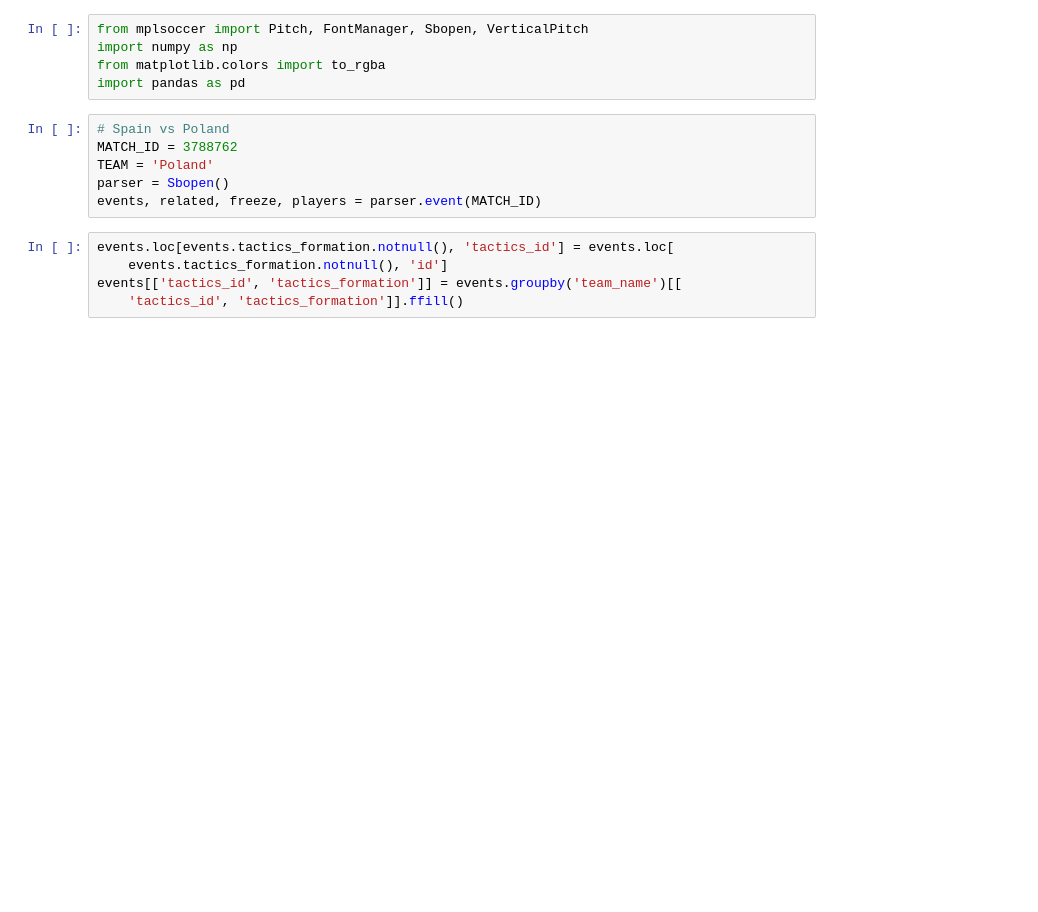
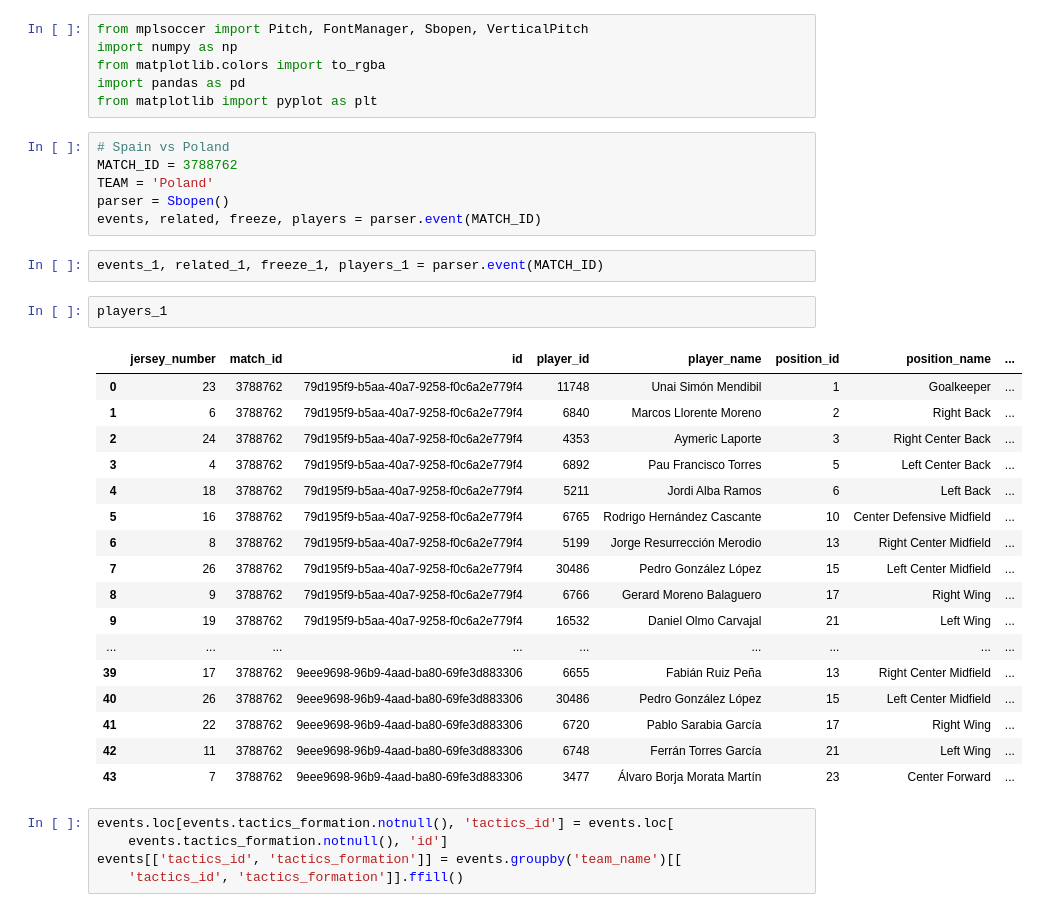
Before and after one commit to MikoPat/Football-statistical-visualisation, a Jupyter notebook: Poland/passNetwork_Euro.ipynb, the cells around one changed output. Drawn from its saved outputs; the diff is of its cells as text; blank space fills up the shorter version.

```diff
--- a/Poland/passNetwork_Euro.ipynb
+++ b/Poland/passNetwork_Euro.ipynb
@@ -3,12 +3,35 @@ from mplsoccer import Pitch, FontManager, Sbopen, VerticalPitch
 import numpy as np
 from matplotlib.colors import to_rgba
 import pandas as pd
+from matplotlib import pyplot as plt
 # %%
 # Spain vs Poland
 MATCH_ID = 3788762
 TEAM = 'Poland'
 parser = Sbopen()
 events, related, freeze, players = parser.event(MATCH_ID)
+# %%
+events_1, related_1, freeze_1, players_1 = parser.event(MATCH_ID)
+# %%
+players_1
+# %% [output]
+|  | jersey_number | match_id | id | player_id | player_name | position_id | position_name | ... |
+| 0 | 23 | 3788762 | 79d195f9-b5aa-40a7-9258-f0c6a2e779f4 | 11748 | Unai Simón Mendibil | 1 | Goalkeeper | ... |
+| 1 | 6 | 3788762 | 79d195f9-b5aa-40a7-9258-f0c6a2e779f4 | 6840 | Marcos Llorente Moreno | 2 | Right Back | ... |
+| 2 | 24 | 3788762 | 79d195f9-b5aa-40a7-9258-f0c6a2e779f4 | 4353 | Aymeric Laporte | 3 | Right Center Back | ... |
+| 3 | 4 | 3788762 | 79d195f9-b5aa-40a7-9258-f0c6a2e779f4 | 6892 | Pau Francisco Torres | 5 | Left Center Back | ... |
+| 4 | 18 | 3788762 | 79d195f9-b5aa-40a7-9258-f0c6a2e779f4 | 5211 | Jordi Alba Ramos | 6 | Left Back | ... |
+| 5 | 16 | 3788762 | 79d195f9-b5aa-40a7-9258-f0c6a2e779f4 | 6765 | Rodrigo Hernández Cascante | 10 | Center Defensive Midfield | ... |
+| 6 | 8 | 3788762 | 79d195f9-b5aa-40a7-9258-f0c6a2e779f4 | 5199 | Jorge Resurrección Merodio | 13 | Right Center Midfield | ... |
+| 7 | 26 | 3788762 | 79d195f9-b5aa-40a7-9258-f0c6a2e779f4 | 30486 | Pedro González López | 15 | Left Center Midfield | ... |
+| 8 | 9 | 3788762 | 79d195f9-b5aa-40a7-9258-f0c6a2e779f4 | 6766 | Gerard Moreno Balaguero | 17 | Right Wing | ... |
+| 9 | 19 | 3788762 | 79d195f9-b5aa-40a7-9258-f0c6a2e779f4 | 16532 | Daniel Olmo Carvajal | 21 | Left Wing | ... |
+| ... | ... | ... | ... | ... | ... | ... | ... | ... |
+| 39 | 17 | 3788762 | 9eee9698-96b9-4aad-ba80-69fe3d883306 | 6655 | Fabián Ruiz Peña | 13 | Right Center Midfield | ... |
+| 40 | 26 | 3788762 | 9eee9698-96b9-4aad-ba80-69fe3d883306 | 30486 | Pedro González López | 15 | Left Center Midfield | ... |
+| 41 | 22 | 3788762 | 9eee9698-96b9-4aad-ba80-69fe3d883306 | 6720 | Pablo Sarabia García | 17 | Right Wing | ... |
+| 42 | 11 | 3788762 | 9eee9698-96b9-4aad-ba80-69fe3d883306 | 6748 | Ferrán Torres García | 21 | Left Wing | ... |
+| 43 | 7 | 3788762 | 9eee9698-96b9-4aad-ba80-69fe3d883306 | 3477 | Álvaro Borja Morata Martín | 23 | Center Forward | ... |
 # %%
 events.loc[events.tactics_formation.notnull(), 'tactics_id'] = events.loc[
     events.tactics_formation.notnull(), 'id']
```
Also changed, not shown: parts of 2 cells of this notebook, 22 other files.
